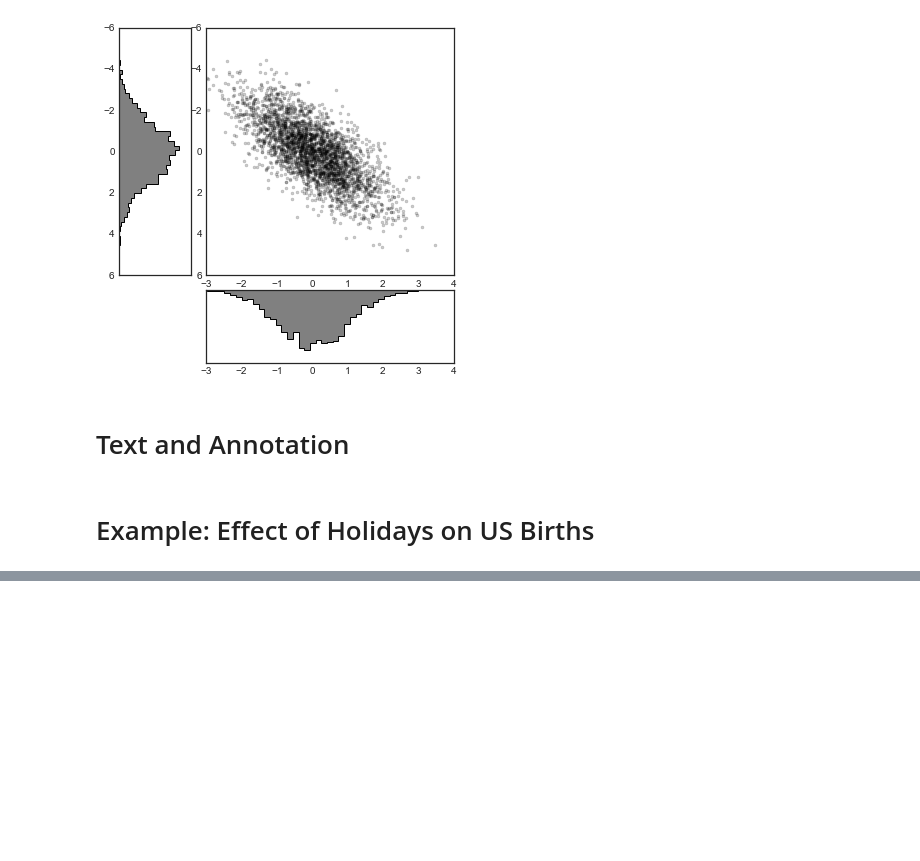
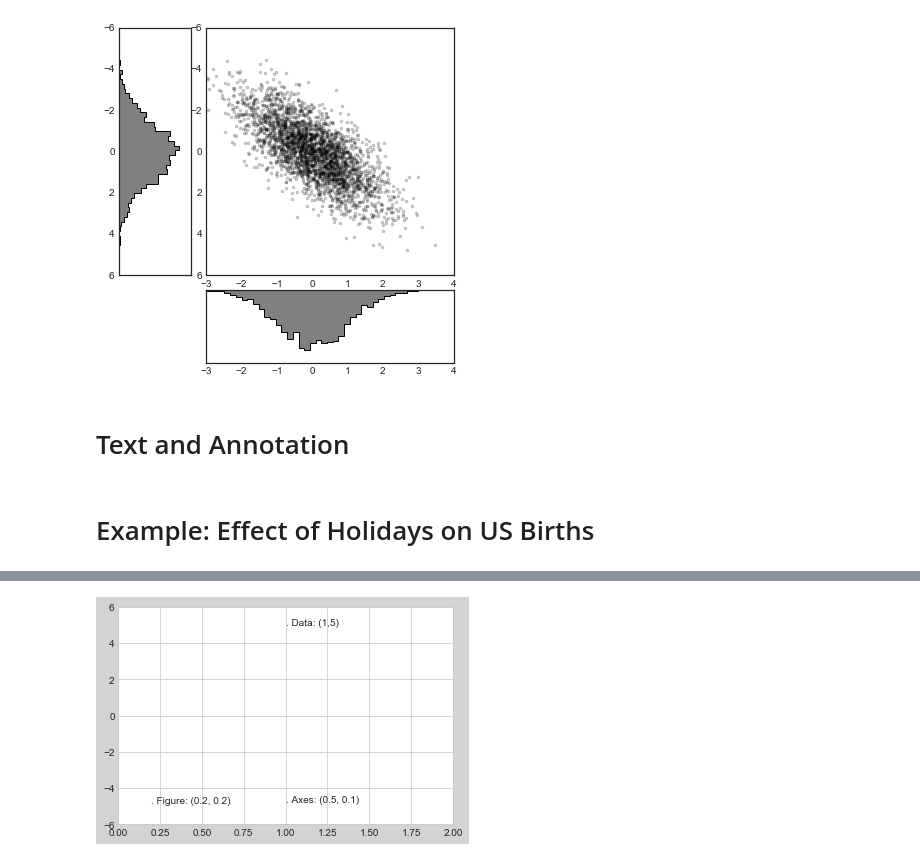
Before and after one commit to davejscott/PythonDataScience, a Jupyter notebook: MatplotlibPractice.ipynb, the cells around one changed output, grey strips where cells are left out. Saved outputs shown, nothing was run; the diff lists cells and outputs as text; code cells hidden in the pictures; blank space fills up the shorter version.

```diff
--- a/MatplotlibPractice.ipynb
+++ b/MatplotlibPractice.ipynb
@@ -901,0 +912,6 @@ ax.xaxis.set_minor_formatter(mpl.dates.DateFormatter('%h'));
+# %%
+ax.set_xlim(0, 2)
+ax.set_ylim(-6, 6)
+fig
+# %% [output]
+[figure, added]
```
Also changed, not shown: parts of 26 cells of this notebook.
